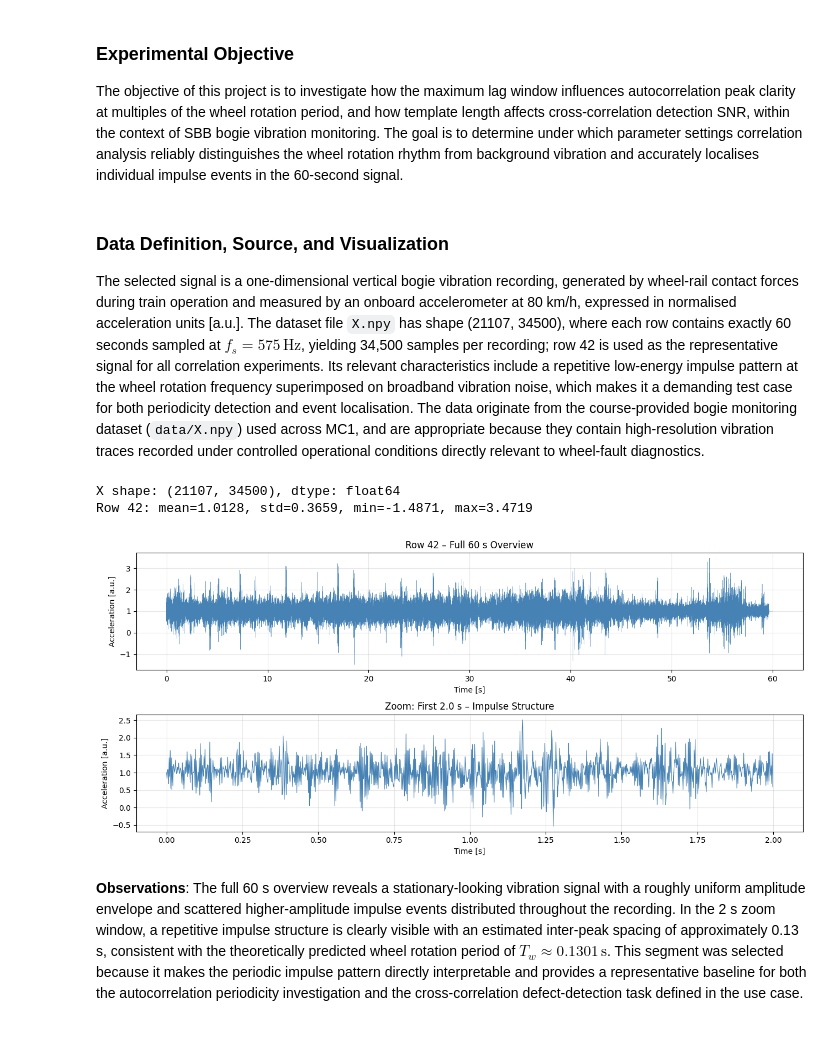
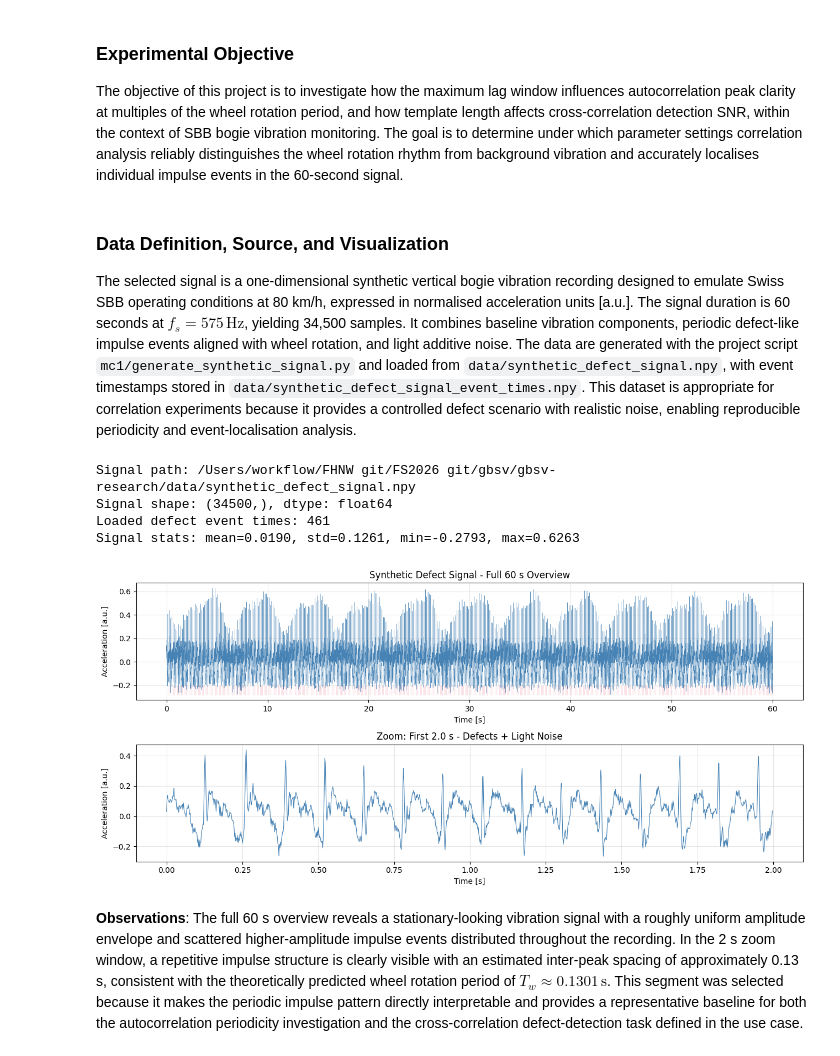
Before and after one commit to mikeandrusyak/gbsv-research, a Jupyter notebook: mc1/correlation.ipynb, the cells around one changed output. Cells and saved outputs as stored; diff of their text form; code cells hidden in the pictures.

Commit message:
Generate synthetic bogie vibration signal with defects and use them in notebooks

```diff
--- a/mc1/correlation.ipynb
+++ b/mc1/correlation.ipynb
@@ -21,53 +21,63 @@ The objective of this project is to investigate how the maximum lag window influ
 # %% [markdown]
 ### Data Definition, Source, and Visualization
 
-The selected signal is a one-dimensional vertical bogie vibration recording, generated by wheel-rail contact forces during train operation and measured by an onboard accelerometer at 80 km/h, expressed in normalised acceleration units [a.u.]. The dataset file `X.npy` has shape (21107, 34500), where each row contains exactly 60 seconds sampled at $f_s = 575\,\text{Hz}$, yielding 34,500 samples per recording; row 42 is used as the representative signal for all correlation experiments. Its relevant characteristics include a repetitive low-energy impulse pattern at the wheel rotation frequency superimposed on broadband vibration noise, which makes it a demanding test case for both periodicity detection and event localisation. The data originate from the course-provided bogie monitoring dataset (`data/X.npy`) used across MC1, and are appropriate because they contain high-resolution vibration traces recorded under controlled operational conditions directly relevant to wheel-fault diagnostics.
+The selected signal is a one-dimensional synthetic vertical bogie vibration recording designed to emulate Swiss SBB operating conditions at 80 km/h, expressed in normalised acceleration units [a.u.]. The signal duration is 60 seconds at $f_s = 575\,\text{Hz}$, yielding 34,500 samples. It combines baseline vibration components, periodic defect-like impulse events aligned with wheel rotation, and light additive noise. The data are generated with the project script `mc1/generate_synthetic_signal.py` and loaded from `data/synthetic_defect_signal.npy`, with event timestamps stored in `data/synthetic_defect_signal_event_times.npy`. This dataset is appropriate for correlation experiments because it provides a controlled defect scenario with realistic noise, enabling reproducible periodicity and event-localisation analysis.
 # %%
 from pathlib import Path
 
 import numpy as np
 import matplotlib.pyplot as plt
 
 FS_HZ = 575
 DURATION_SECONDS = 60
-SIGNAL_ROW = 42
 OVERVIEW_WINDOW_SECONDS = 2.0
 
 project_root = Path.cwd().resolve().parent
-x_path = project_root / "data" / "X.npy"
-X = np.load(x_path, mmap_mode="r")
-assert X.ndim == 2
-assert X.shape[1] == FS_HZ * DURATION_SECONDS
+x_path = project_root / "data" / "synthetic_defect_signal.npy"
+event_path = project_root / "data" / "synthetic_defect_signal_event_times.npy"
+x = np.load(x_path).astype(np.float64)
+event_times = np.load(event_path) if event_path.exists() else np.array([], dtype=np.float64)
 
-x = X[SIGNAL_ROW].astype(np.float64)
+assert x.ndim == 1, "Expected 1D synthetic signal."
+assert x.size == FS_HZ * DURATION_SECONDS, "Unexpected signal length for 60 s at 575 Hz."
+
 time_s = np.arange(x.size) / FS_HZ
 
-print(f"X shape: {X.shape}, dtype: {X.dtype}")
-print(f"Row {SIGNAL_ROW}: mean={x.mean():.4f}, std={x.std():.4f}, "
-      f"min={x.min():.4f}, max={x.max():.4f}")
+print(f"Signal path: {x_path}")
+print(f"Signal shape: {x.shape}, dtype: {x.dtype}")
+print(f"Loaded defect event times: {event_times.size}")
+print(
+    f"Signal stats: mean={x.mean():.4f}, std={x.std():.4f}, "
+    f"min={x.min():.4f}, max={x.max():.4f}"
+)
 
 zoom_mask = time_s < OVERVIEW_WINDOW_SECONDS
 
 fig, axes = plt.subplots(2, 1, figsize=(13, 6))
 
 axes[0].plot(time_s, x, linewidth=0.3, color="steelblue")
-axes[0].set_title(f"Row {SIGNAL_ROW} – Full 60 s Overview")
+if event_times.size > 0:
+    event_preview = event_times[event_times < DURATION_SECONDS]
+    axes[0].vlines(event_preview, ymin=x.min(), ymax=x.min() + 0.08, color="crimson", alpha=0.15, linewidth=0.6)
+axes[0].set_title("Synthetic Defect Signal - Full 60 s Overview")
 axes[0].set_xlabel("Time [s]")
 axes[0].set_ylabel("Acceleration [a.u.]")
 axes[0].grid(alpha=0.3)
 
 axes[1].plot(time_s[zoom_mask], x[zoom_mask], linewidth=0.8, color="steelblue")
-axes[1].set_title(f"Zoom: First {OVERVIEW_WINDOW_SECONDS:.1f} s – Impulse Structure")
+axes[1].set_title(f"Zoom: First {OVERVIEW_WINDOW_SECONDS:.1f} s - Defects + Light Noise")
 axes[1].set_xlabel("Time [s]")
 axes[1].set_ylabel("Acceleration [a.u.]")
 axes[1].grid(alpha=0.3)
 
 plt.tight_layout()
 plt.show()
 # %% [output]
-X shape: (21107, 34500), dtype: float64
-Row 42: mean=1.0128, std=0.3659, min=-1.4871, max=3.4719
+Signal path: /Users/workflow/FHNW git/FS2026 git/gbsv/gbsv-research/data/synthetic_defect_signal.npy
+Signal shape: (34500,), dtype: float64
+Loaded defect event times: 461
+Signal stats: mean=0.0190, std=0.1261, min=-0.2793, max=0.6263
-[figure, old version]
+[figure, new version]
 # %% [markdown]
 **Observations**:
 The full 60 s overview reveals a stationary-looking vibration signal with a roughly uniform amplitude envelope and scattered higher-amplitude impulse events distributed throughout the recording. In the 2 s zoom window, a repetitive impulse structure is clearly visible with an estimated inter-peak spacing of approximately 0.13 s, consistent with the theoretically predicted wheel rotation period of $T_w \approx 0.1301\,\text{s}$. This segment was selected because it makes the periodic impulse pattern directly interpretable and provides a representative baseline for both the autocorrelation periodicity investigation and the cross-correlation defect-detection task defined in the use case.
```
Also changed, not shown: parts of 6 cells of this notebook, 2 other files.
